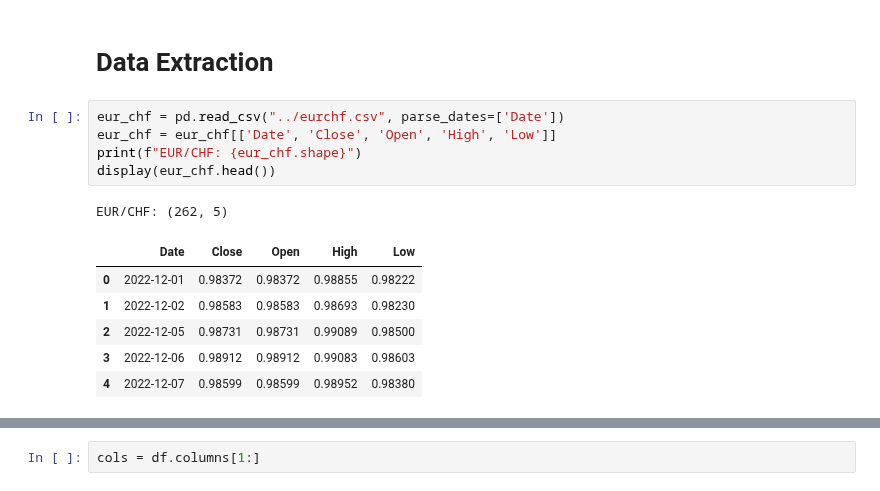
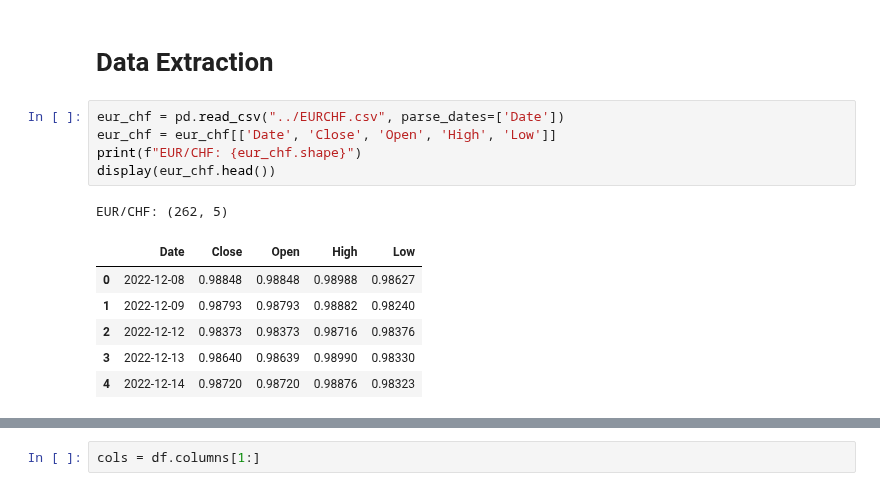
Before and after one commit to jdannem6/ML_Forex_Forecasting, a Jupyter notebook: varima_eurchf.ipynb, the cells around one changed output, grey strips where cells are left out. Saved outputs shown, nothing was run; the diff lists cells and outputs as text.

```diff
--- a/varima_eurchf.ipynb
+++ b/varima_eurchf.ipynb
@@ -14,16 +14,16 @@ from tqdm import tqdm
 # %% [markdown]
 # Data Extraction #
 # %%
-eur_chf = pd.read_csv("../eurchf.csv", parse_dates=['Date'])
+eur_chf = pd.read_csv("../EURCHF.csv", parse_dates=['Date'])
 eur_chf = eur_chf[['Date', 'Close', 'Open', 'High', 'Low']]
 print(f"EUR/CHF: {eur_chf.shape}")
 display(eur_chf.head())
 # %% [output]
 EUR/CHF: (262, 5)
 |  | Date | Close | Open | High | Low |
-| 0 | 2022-12-01 | 0.98372 | 0.98372 | 0.98855 | 0.98222 |
-| 1 | 2022-12-02 | 0.98583 | 0.98583 | 0.98693 | 0.98230 |
-| 2 | 2022-12-05 | 0.98731 | 0.98731 | 0.99089 | 0.98500 |
-| 3 | 2022-12-06 | 0.98912 | 0.98912 | 0.99083 | 0.98603 |
-| 4 | 2022-12-07 | 0.98599 | 0.98599 | 0.98952 | 0.98380 |
+| 0 | 2022-12-08 | 0.98848 | 0.98848 | 0.98988 | 0.98627 |
+| 1 | 2022-12-09 | 0.98793 | 0.98793 | 0.98882 | 0.98240 |
+| 2 | 2022-12-12 | 0.98373 | 0.98373 | 0.98716 | 0.98376 |
+| 3 | 2022-12-13 | 0.98640 | 0.98639 | 0.98990 | 0.98330 |
+| 4 | 2022-12-14 | 0.98720 | 0.98720 | 0.98876 | 0.98323 |
 # %%
```
Also changed, not shown: parts of 16 cells of this notebook, 1 other file.
